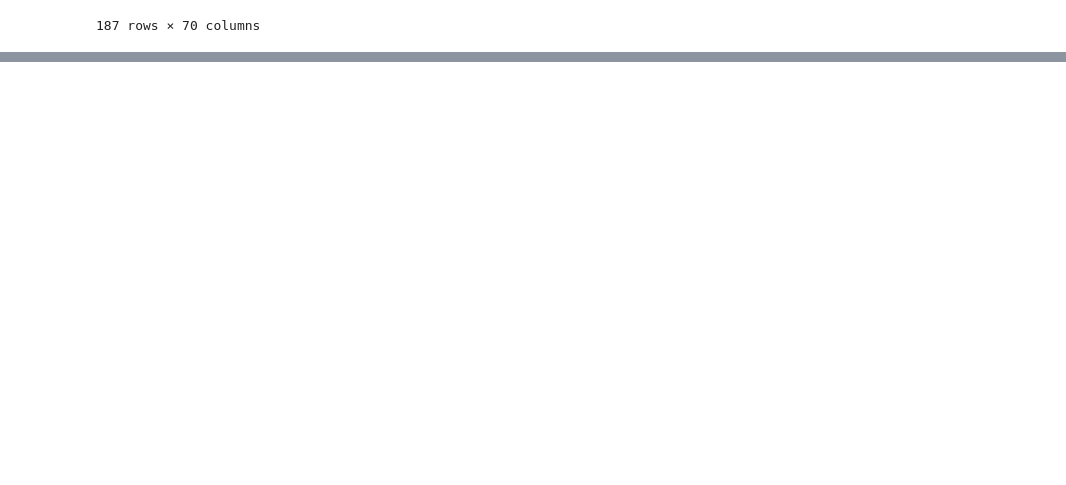
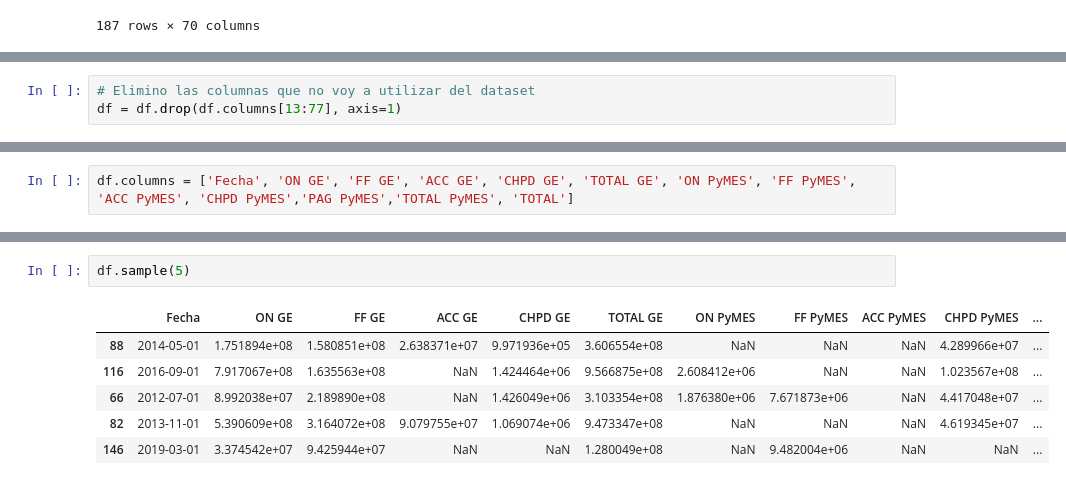
Before and after one commit to NestorDiazDataSC/Analisis_de_Datos, a Jupyter notebook: Financiamiento_Privado_Mercado_Capitales/FinanciamientoCapitales.ipynb, the cells around one changed output, grey strips where cells are left out. Cells and saved outputs as stored; diff of their text form; blank space fills up the shorter version.

```diff
--- a/Financiamiento_Privado_Mercado_Capitales/FinanciamientoCapitales.ipynb
+++ b/Financiamiento_Privado_Mercado_Capitales/FinanciamientoCapitales.ipynb
@@ -35,0 +56,3 @@ df
+# %%
+# Elimino las columnas que no voy a utilizar del dataset
+df = df.drop(df.columns[13:77], axis=1)
@@ -35,0 +75,2 @@ df
+# %%
+df.columns = ['Fecha', 'ON GE', 'FF GE', 'ACC GE', 'CHPD GE', 'TOTAL GE', 'ON PyMES', 'FF PyMES', 'ACC PyMES', 'CHPD PyMES','PAG PyMES','TOTAL PyMES', 'TOTAL']
@@ -35,0 +87,9 @@ df
+# %%
+df.sample(5)
+# %% [output]
+|  | Fecha | ON GE | FF GE | ACC GE | CHPD GE | TOTAL GE | ON PyMES | FF PyMES | ACC PyMES | CHPD PyMES | ... |
+| 88 | 2014-05-01 | 1.751894e+08 | 1.580851e+08 | 2.638371e+07 | 9.971936e+05 | 3.606554e+08 | NaN | NaN | NaN | 4.289966e+07 | ... |
+| 116 | 2016-09-01 | 7.917067e+08 | 1.635563e+08 | NaN | 1.424464e+06 | 9.566875e+08 | 2.608412e+06 | NaN | NaN | 1.023567e+08 | ... |
+| 66 | 2012-07-01 | 8.992038e+07 | 2.189890e+08 | NaN | 1.426049e+06 | 3.103354e+08 | 1.876380e+06 | 7.671873e+06 | NaN | 4.417048e+07 | ... |
+| 82 | 2013-11-01 | 5.390609e+08 | 3.164072e+08 | 9.079755e+07 | 1.069074e+06 | 9.473347e+08 | NaN | NaN | NaN | 4.619345e+07 | ... |
+| 146 | 2019-03-01 | 3.374542e+07 | 9.425944e+07 | NaN | NaN | 1.280049e+08 | NaN | 9.482004e+06 | NaN | NaN | ... |
```
Also changed, not shown: parts of 7 cells of this notebook.
